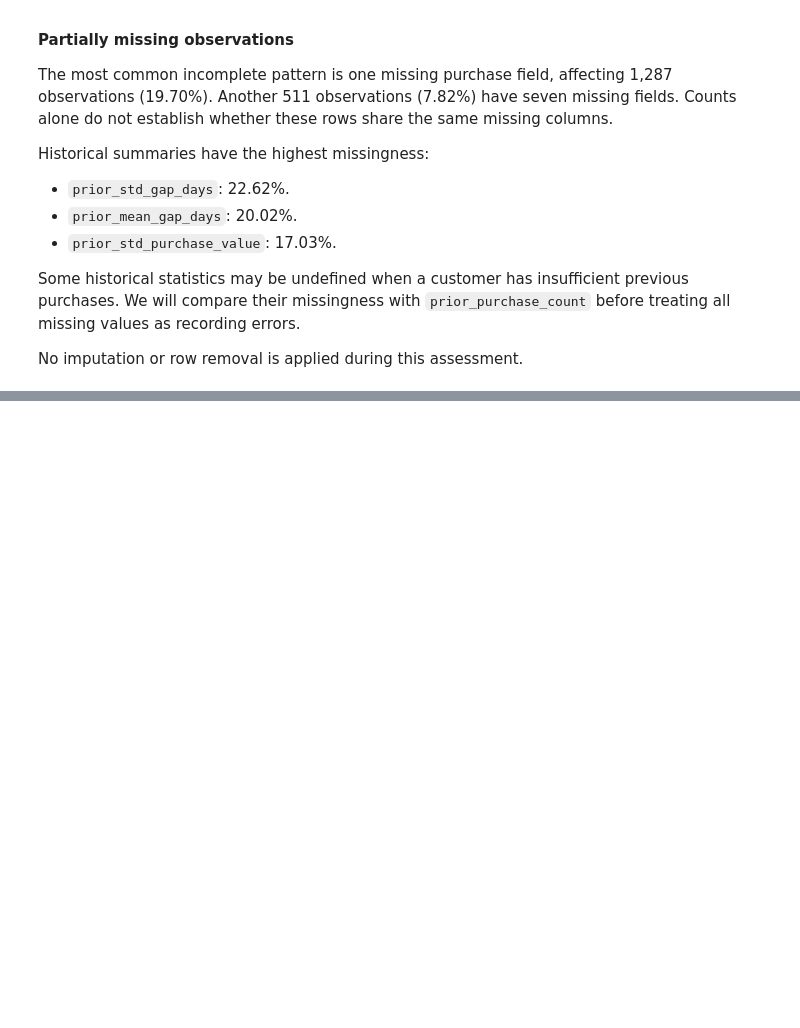
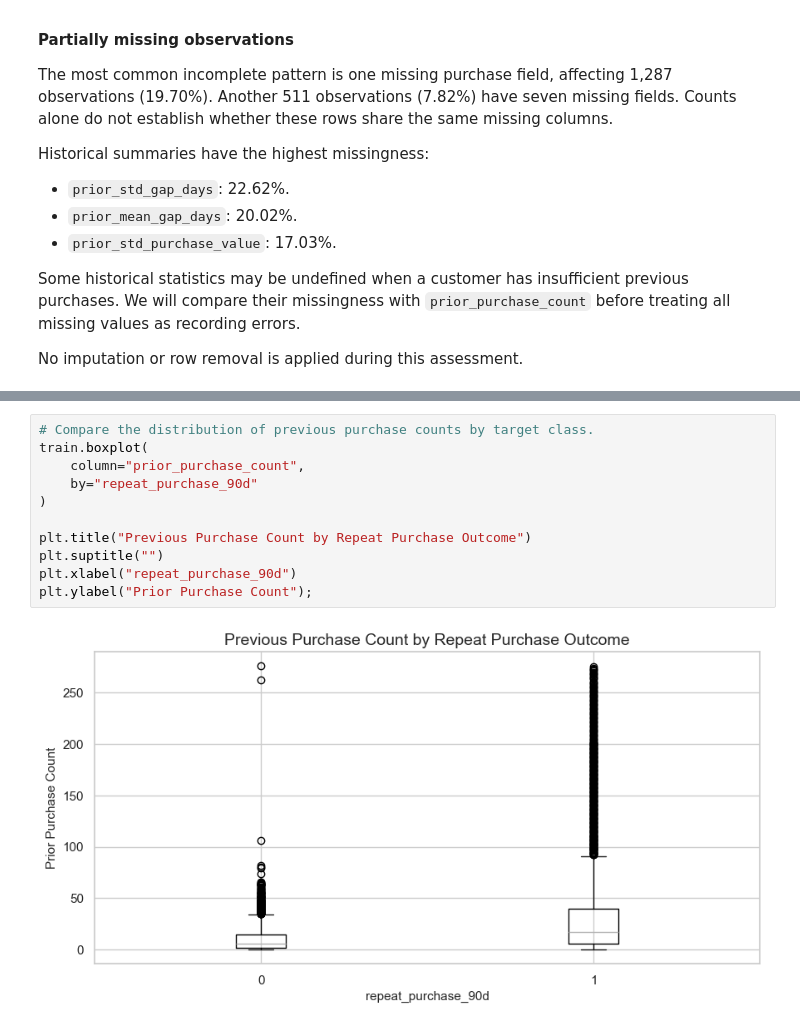
Before and after one commit to PedroHSantos20/ml-repeat-purchase, a Jupyter notebook: notebooks/01_eda.ipynb, the cells around one changed output, grey strips where cells are left out. Saved outputs shown, nothing was run; the diff lists cells and outputs as text; blank space fills up the shorter version.

```diff
--- a/notebooks/01_eda.ipynb
+++ b/notebooks/01_eda.ipynb
@@ -1145,0 +1224,13 @@ No imputation or row removal is applied during this assessment.
+# %%
+# Compare the distribution of previous purchase counts by target class.
+train.boxplot(
+    column="prior_purchase_count",
+    by="repeat_purchase_90d"
+)
+
+plt.title("Previous Purchase Count by Repeat Purchase Outcome")
+plt.suptitle("")
+plt.xlabel("repeat_purchase_90d")
+plt.ylabel("Prior Purchase Count");
+# %% [output]
+[figure, added]
```
Also changed, not shown: parts of 12 cells of this notebook.
